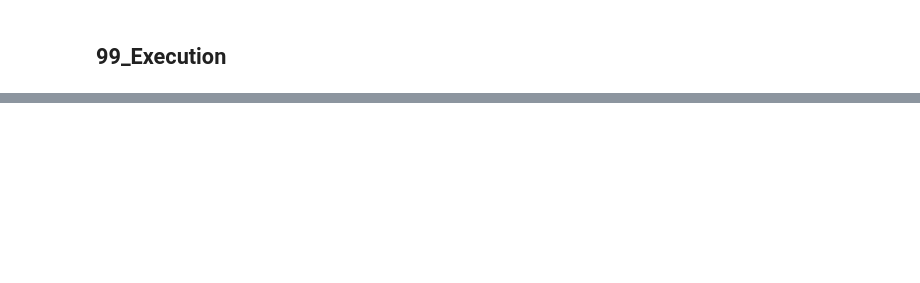
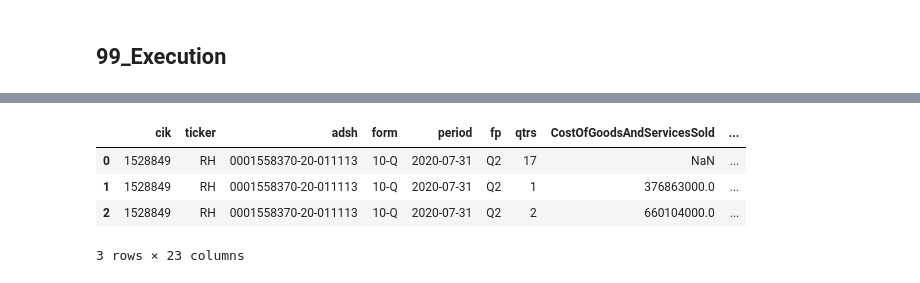
Before and after one commit to HansjoergW/bfh_mt_hs2020_sec_data, a Jupyter notebook: 03_Pivoting.ipynb, the cells around one changed output, grey strips where cells are left out. Drawn from its saved outputs; the diff is of its cells as text; code cells hidden in the pictures; blank space fills up the shorter version.

```diff
--- a/03_Pivoting.ipynb
+++ b/03_Pivoting.ipynb
@@ -151,0 +192,8 @@ spark.stop()
+# %%
+pd
+# %% [output]
+|  | cik | ticker | adsh | form | period | fp | qtrs | CostOfGoodsAndServicesSold | ... |
+| 0 | 1528849 | RH | 0001558370-20-011113 | 10-Q | 2020-07-31 | Q2 | 17 | NaN | ... |
+| 1 | 1528849 | RH | 0001558370-20-011113 | 10-Q | 2020-07-31 | Q2 | 1 | 376863000.0 | ... |
+| 2 | 1528849 | RH | 0001558370-20-011113 | 10-Q | 2020-07-31 | Q2 | 2 | 660104000.0 | ... |
+3 rows × 23 columns
```
Also changed, not shown: parts of 13 cells of this notebook, 1 other file.
